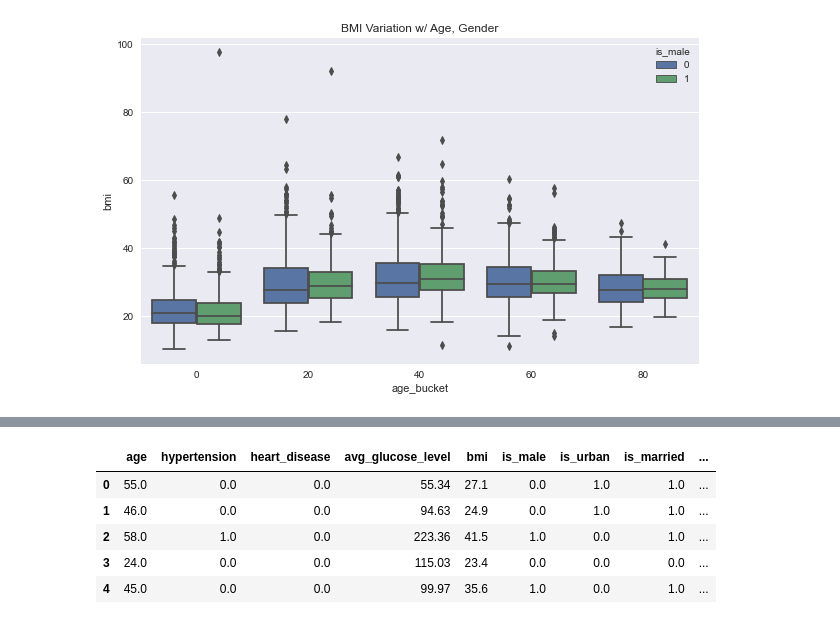
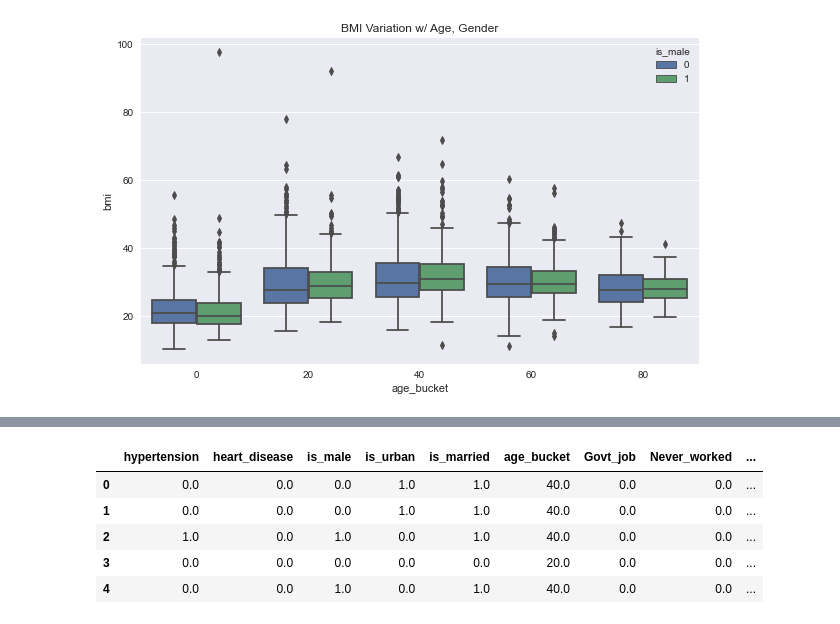
Before and after one commit to sinhars/Kaggle-Stroke-Prediction, a Jupyter notebook: dataExploration.ipynb, the cells around one changed output, grey strips where cells are left out. Cells and saved outputs as stored; diff of their text form; code cells hidden in the pictures.

Commit message:
Data exploration notebook v2

```diff
--- a/dataExploration.ipynb
+++ b/dataExploration.ipynb
@@ -70,7 +66,7 @@ There are 5 True/False or binary columns in the dataset.
 ['hypertension' 'heart_disease' 'is_male' 'is_urban' 'is_married']
 [figure]
 # %%
-numericColumns = rawData.columns[rawData.dtypes == float]
+numericColumns = list(rawData.columns[rawData.dtypes == float])
 print("There are %d numeric columns in the dataset." % len(numericColumns))
 print(numericColumns)
 
@@ -140,12 +117,10 @@ X_train_enc.head()
-# %%
-knnImputer = KNNImputer()
-imputedData = knnImputer.fit_transform(X_train_enc)  # impute all the missing data
-X_train_imp = pd.DataFrame(imputedData, columns=X_train_enc.columns)
-X_train_imp.head()
-# %% [output]
-|  | age | hypertension | heart_disease | avg_glucose_level | bmi | is_male | is_urban | is_married | ... |
-| 0 | 55.0 | 0.0 | 0.0 | 55.34 | 27.1 | 0.0 | 1.0 | 1.0 | ... |
-| 1 | 46.0 | 0.0 | 0.0 | 94.63 | 24.9 | 0.0 | 1.0 | 1.0 | ... |
-| 2 | 58.0 | 1.0 | 0.0 | 223.36 | 41.5 | 1.0 | 0.0 | 1.0 | ... |
-| 3 | 24.0 | 0.0 | 0.0 | 115.03 | 23.4 | 0.0 | 0.0 | 0.0 | ... |
-| 4 | 45.0 | 0.0 | 0.0 | 99.97 | 35.6 | 1.0 | 0.0 | 1.0 | ... |
+# %%
+X_train_preproc, encoderModels, imputerModel, scalerModel = mod.preprocData(X=X_train, categoryColumns=categoryColumns, numericColumns=numericColumns)
+X_train_preproc.head()
+# %% [output]
+|  | hypertension | heart_disease | is_male | is_urban | is_married | age_bucket | Govt_job | Never_worked | ... |
+| 0 | 0.0 | 0.0 | 0.0 | 1.0 | 1.0 | 40.0 | 0.0 | 0.0 | ... |
+| 1 | 0.0 | 0.0 | 0.0 | 1.0 | 1.0 | 40.0 | 0.0 | 0.0 | ... |
+| 2 | 1.0 | 0.0 | 1.0 | 0.0 | 1.0 | 40.0 | 0.0 | 0.0 | ... |
+| 3 | 0.0 | 0.0 | 0.0 | 0.0 | 0.0 | 20.0 | 0.0 | 0.0 | ... |
+| 4 | 0.0 | 0.0 | 1.0 | 0.0 | 1.0 | 40.0 | 0.0 | 0.0 | ... |
```
Also changed, not shown: parts of 4 cells of this notebook, 2 other files.
